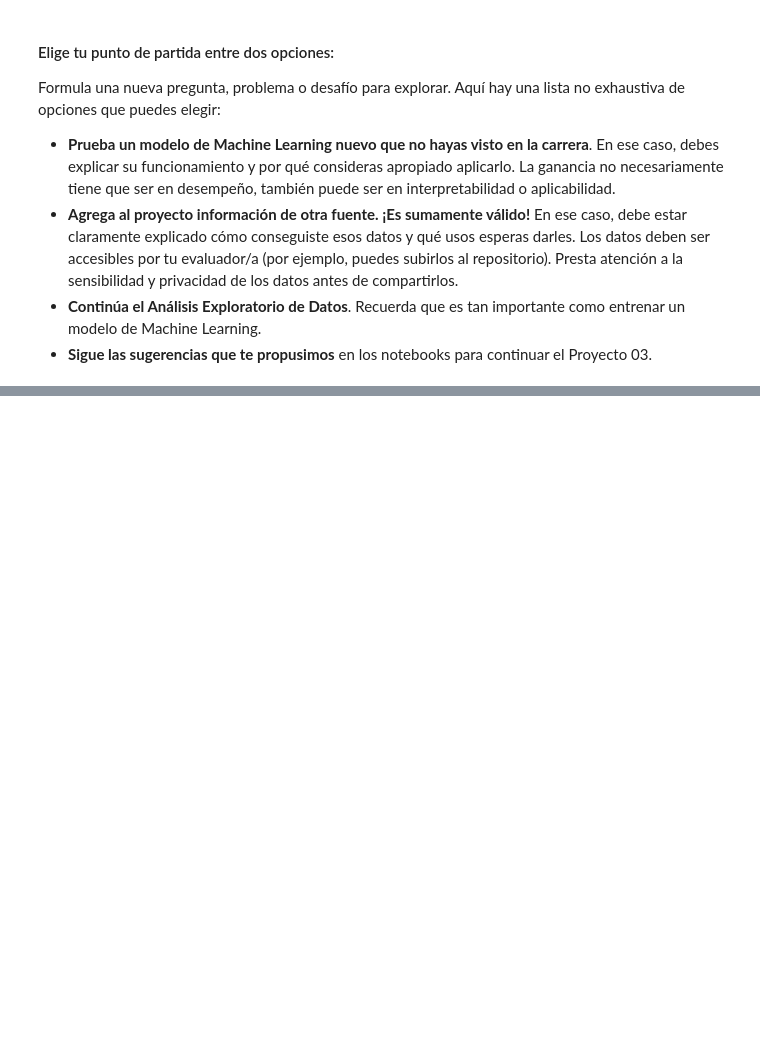
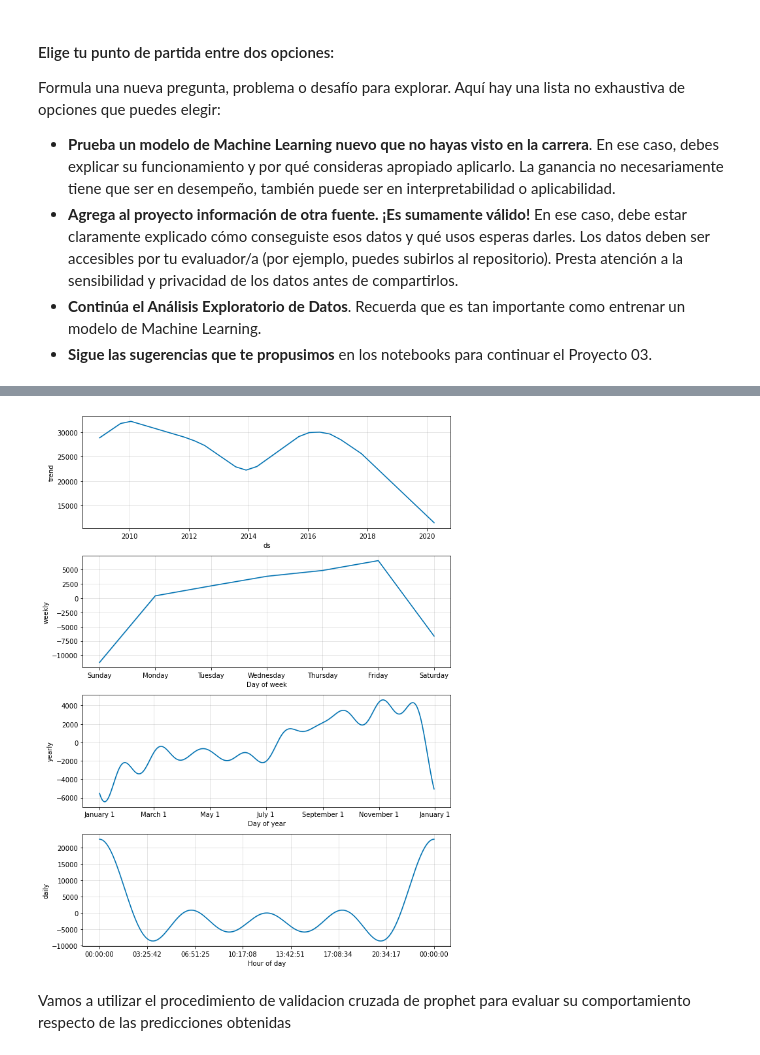
Before and after one commit to emmanuelbo119/ds_acamica_projects, a Jupyter notebook: Proyecto 04 - Informe final de Carrera/DS_Proyecto_04.ipynb, the cells around one changed output, grey strips where cells are left out. Cells and saved outputs as stored; diff of their text form; code cells hidden in the pictures; blank space fills up the shorter version.

```diff
--- a/Proyecto 04 - Informe final de Carrera/DS_Proyecto_04.ipynb
+++ b/Proyecto 04 - Informe final de Carrera/DS_Proyecto_04.ipynb
@@ -31,0 +150,6 @@ Para el desarrollo del informe final de carrera, opte por tomar como punto de pa
+# %%
+fig2=prp.plot_components(forecast)
+# %% [output]
+[figure, added]
+# %% [markdown]
+Vamos a utilizar el procedimiento de validacion cruzada de prophet para evaluar su comportamiento respecto de las predicciones obtenidas
```
Also changed, not shown: parts of 85 cells of this notebook.
